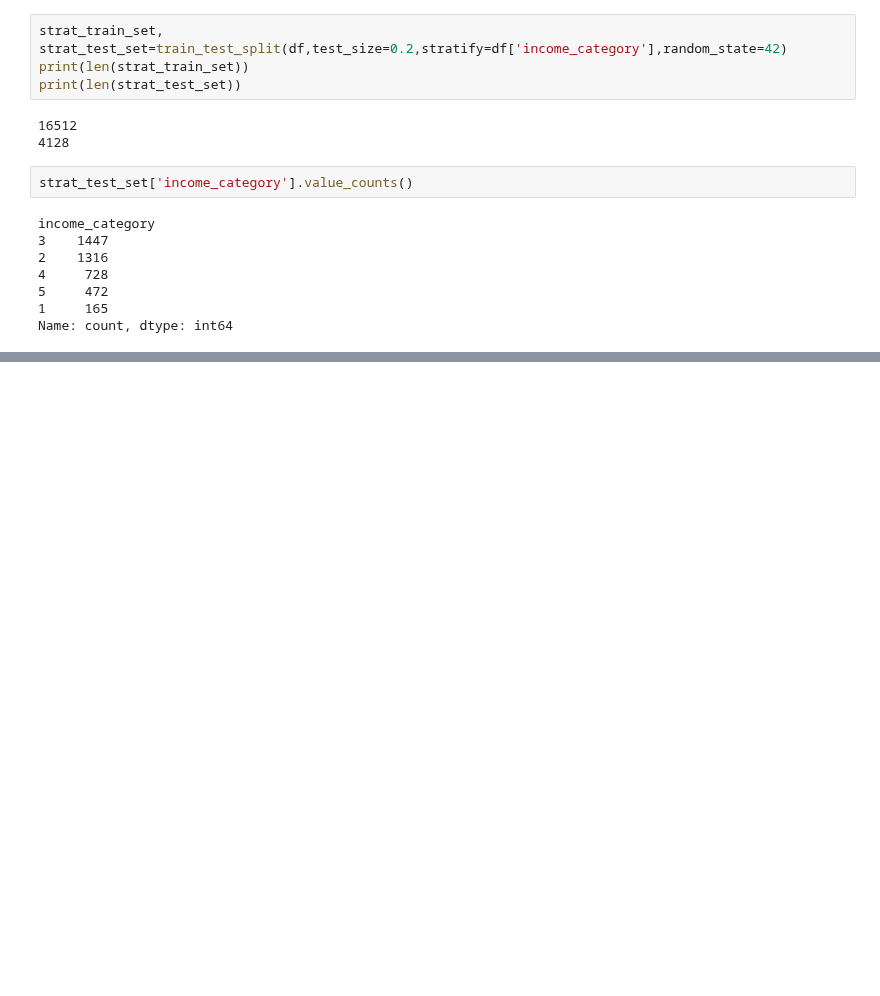
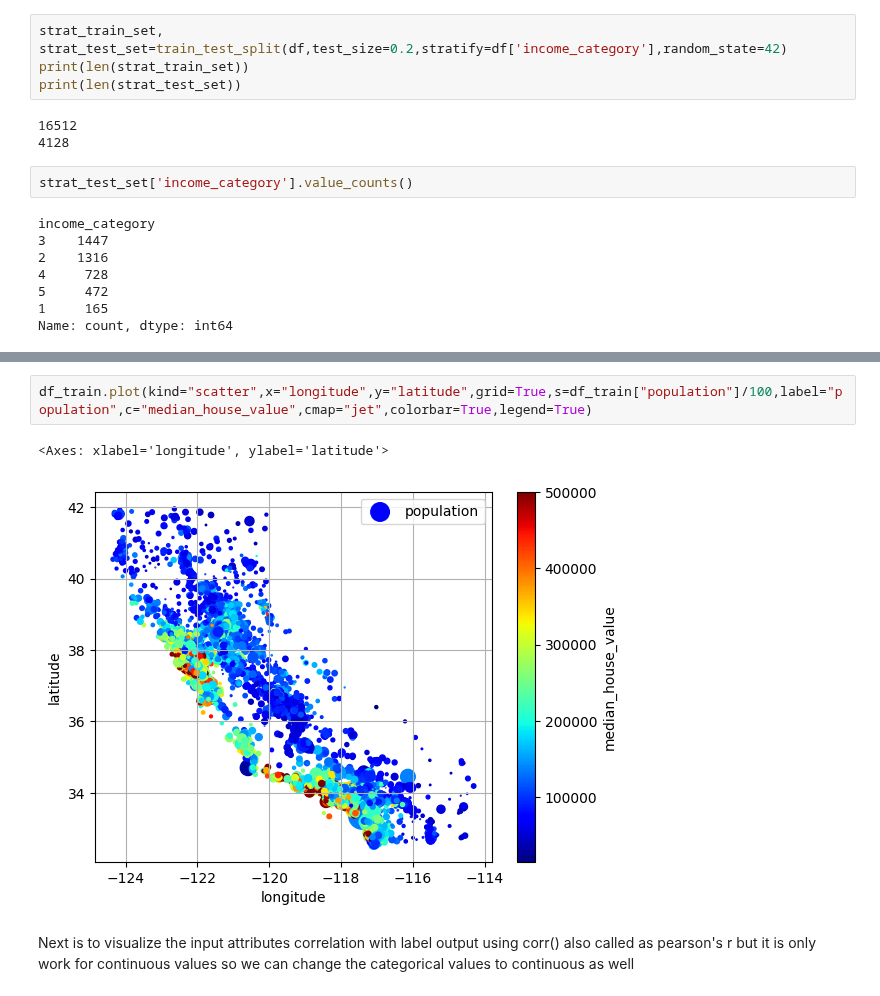
Before and after one commit to usadhana025/Hands_on_ml, a Jupyter notebook: Notebooks/end_to_end_project.ipynb, the cells around one changed output, grey strips where cells are left out. Saved outputs shown, nothing was run; the diff lists cells and outputs as text; blank space fills up the shorter version.

```diff
--- a/Notebooks/end_to_end_project.ipynb
+++ b/Notebooks/end_to_end_project.ipynb
@@ -183,0 +190,8 @@ df.head(5)
+# %%
+df_train.plot(kind="scatter",x="longitude",y="latitude",grid=True,s=df_train["population"]/100,label="population",c="median_house_value",cmap="jet",colorbar=True,legend=True)
+# %% [output]
+<Axes: xlabel='longitude', ylabel='latitude'>
+[figure, added]
+# %% [markdown]
+Next is to visualize the input attributes correlation with label output using corr() also called as pearson's r
+but it is only work for continuous values so we can change the categorical values to continuous as well
```
Also changed, not shown: parts of 8 cells of this notebook.
